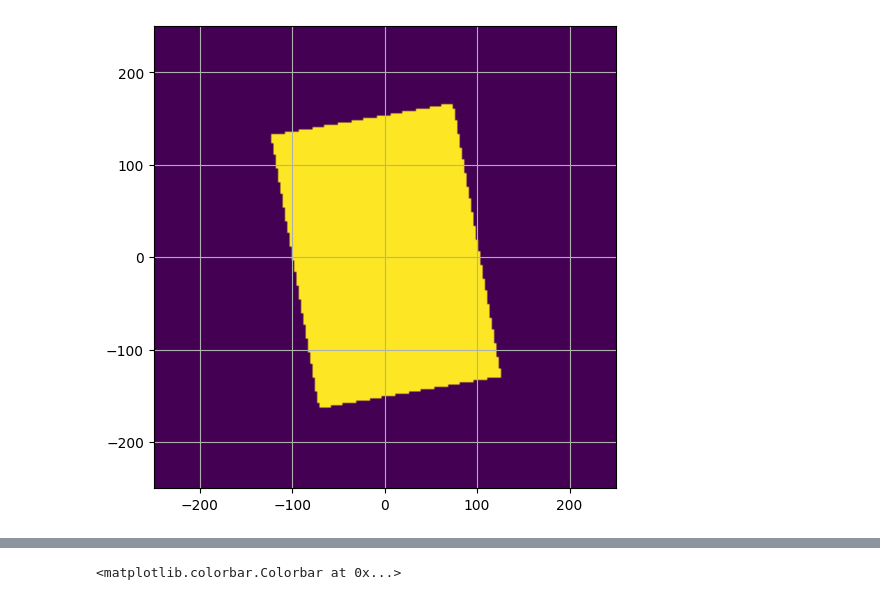
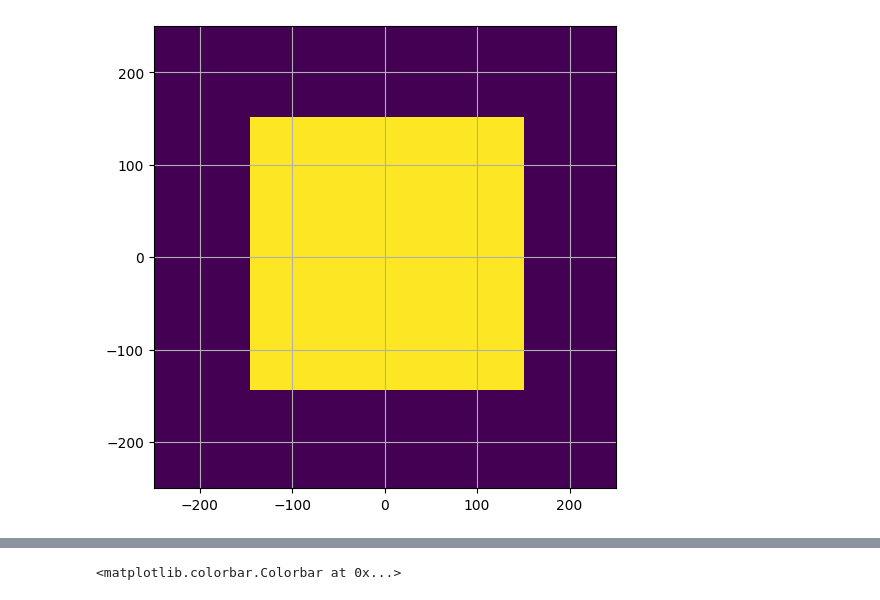
Before and after one commit to RodionovSA/metarcwa, a Jupyter notebook: eigensolver_test.ipynb, the cells around one changed output, grey strips where cells are left out. Drawn from its saved outputs; the diff is of its cells as text; code cells hidden in the pictures.

```diff
--- a/eigensolver_test.ipynb
+++ b/eigensolver_test.ipynb
@@ -17,42 +17,43 @@ dtype = torch.float64
 backend = TorchBackend(device=device, dtype=dtype)
 
 period = (500, 500)
-grid = (201, 201)
+grid = (101, 61)
 lattice = Lattice(period=period, grid=grid)
 
 center = (0, 0)
-size = (200, 300)
-angle = 10.0*torch.pi/180
+size = (300, 300)
+angle = 0.0*torch.pi/180
 
-epsilon = [4.0, 2.0, 3.0]
-epsilon_bg = [1.3, 2.2, 2.5]
+epsilon = [4.0+0.1j, 2.0, 3.0]
+epsilon_bg = [1.3, 2.2, 2.5 + 1j]
 
 mat = Material(backend, epsilon=epsilon)
 mat_bg = Material(backend, epsilon=epsilon_bg)
 
 shape = Rectangle(backend, lattice, center=center, size=size, material=mat, angle=angle, soft_mask=False)
 layer = Layer(shape, thickness=500, material_bg=mat_bg)
 
 wavelength = [500, 600, 700.0]
 theta = [0.0, 10.0]
 phi = [0.0, 2.0]
 source = Source(backend, wavelength=wavelength, theta=theta, phi=phi)
 n_inc = 1.0
 
-cfg = LayerConfig(M = 11, N = 11,
+cfg = LayerConfig(M = 14, N = 14,
                   closed_form=True,
-                  circ_truncation=False,
-                  factorization='Pol', tvf_optimizer='LBFGS',
-                  tvf_alpha=1.0, tvf_beta=1.0e-6, tvf_gamma=0.0, tvf_steps=1)
+                  circ_truncation=True,
+                  factorization='None', tvf_optimizer='LBFGS',
+                  tvf_alpha=1.0, tvf_beta=1e-5, tvf_gamma=0, tvf_steps=1,
+                  modes_solver='eig')
 
 solver = LayerSolver(layer, source, cfg, n_inc)
 
 epsilon_xy = layer.epsilon_xy()[:,0,0,:,:]
 
 
 plt.figure(figsize=(6,6))
 plt.imshow(epsilon_xy[0].cpu().real.T, origin='lower', extent=(-period[0]/2, period[0]/2, -period[1]/2, period[1]/2))
 plt.grid()
 # %% [output]
-[figure, old version]
+[figure, new version]
 # %%
```
Also changed, not shown: parts of 4 cells of this notebook, 3 other files.
